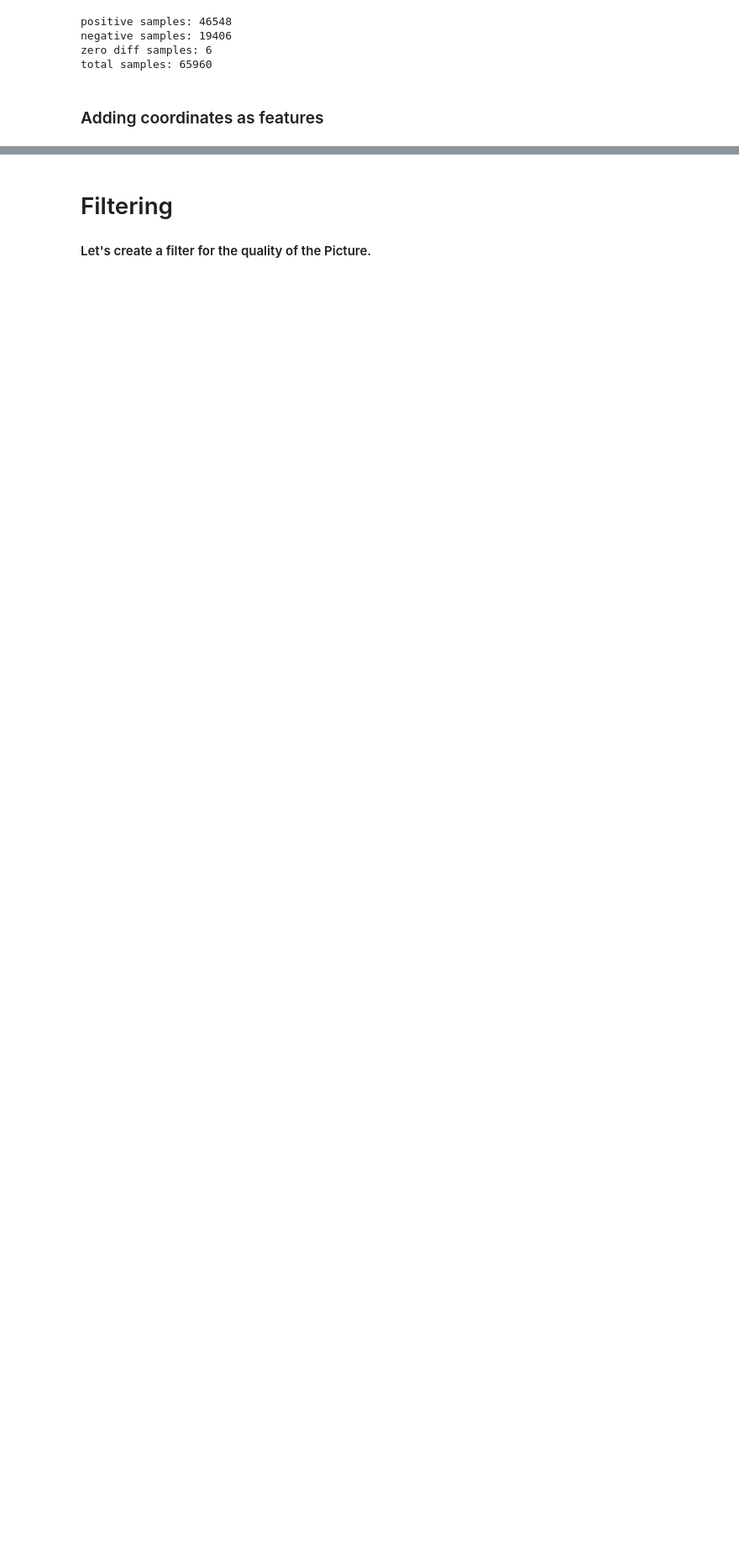
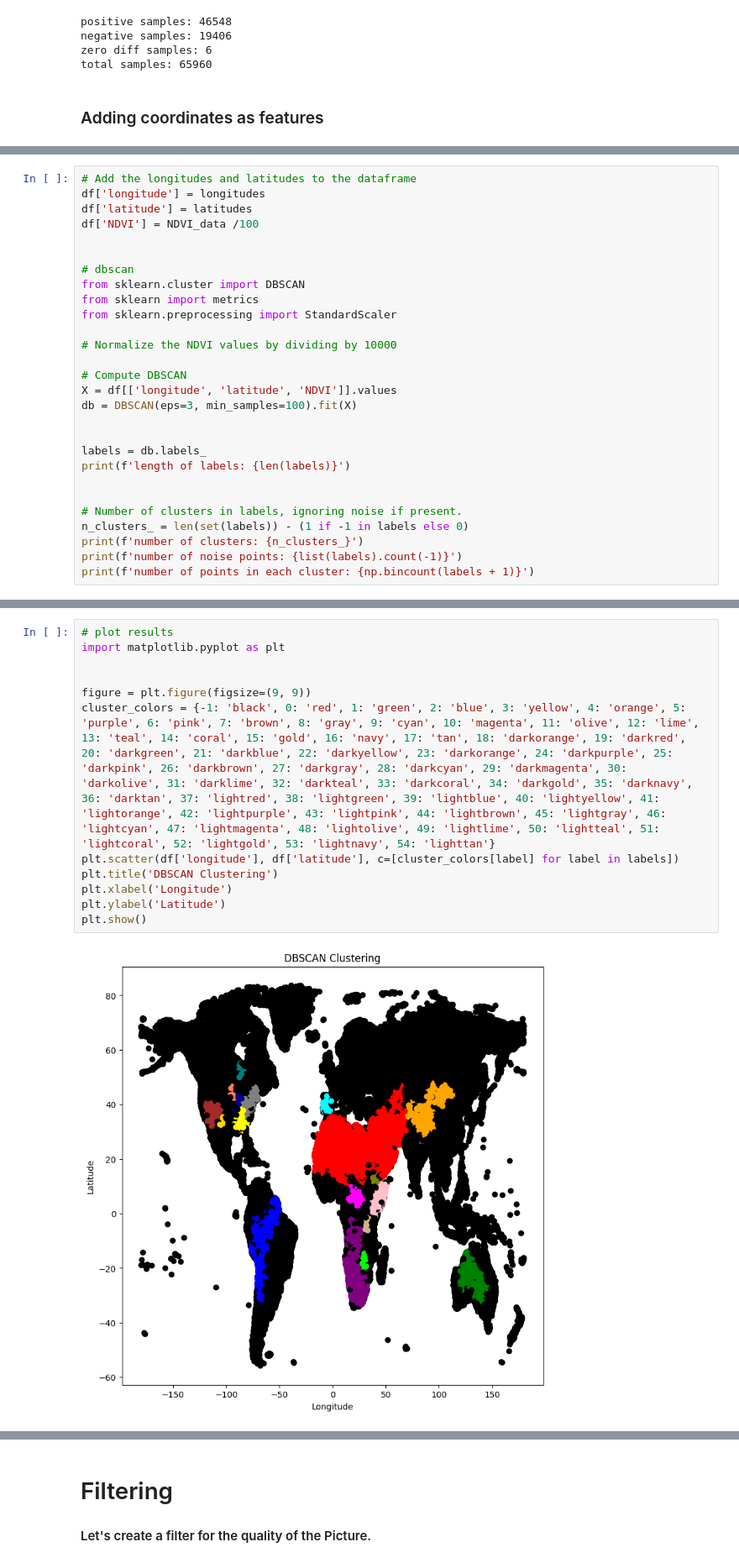
Before and after one commit to marvanG/data-mining-project, a Jupyter notebook: modis_data.ipynb, the cells around one changed output, grey strips where cells are left out. Shown: that part at 84% size. Cells and saved outputs as stored; diff of their text form; blank space fills up the shorter version.

Commit message:
Clustering Kmeans not so good DBscan much better

```diff
--- a/modis_data.ipynb
+++ b/modis_data.ipynb
@@ -395,0 +430,28 @@ negative_clusterer = ee.Clusterer.wekaKMeans(n_clusters).train(negative_samples)
+# %%
+# Add the longitudes and latitudes to the dataframe
+df['longitude'] = longitudes
+df['latitude'] = latitudes
+df['NDVI'] = NDVI_data /100
+
+
+# dbscan
+from sklearn.cluster import DBSCAN
+from sklearn import metrics
+from sklearn.preprocessing import StandardScaler
+
+# Normalize the NDVI values by dividing by 10000
+
+# Compute DBSCAN
+X = df[['longitude', 'latitude', 'NDVI']].values
+db = DBSCAN(eps=3, min_samples=100).fit(X)
+
+
+labels = db.labels_
+print(f'length of labels: {len(labels)}')
+
+
+# Number of clusters in labels, ignoring noise if present.
+n_clusters_ = len(set(labels)) - (1 if -1 in labels else 0)
+print(f'number of clusters: {n_clusters_}')
+print(f'number of noise points: {list(labels).count(-1)}')
+print(f'number of points in each cluster: {np.bincount(labels + 1)}')
@@ -395,0 +464,14 @@ negative_clusterer = ee.Clusterer.wekaKMeans(n_clusters).train(negative_samples)
+# %%
+# plot results
+import matplotlib.pyplot as plt
+
+
+figure = plt.figure(figsize=(9, 9))
+cluster_colors = {-1: 'black', 0: 'red', 1: 'green', 2: 'blue', 3: 'yellow', 4: 'orange', 5: 'purple', 6: 'pink', 7: 'brown', 8: 'gray', 9: 'cyan', 10: 'magenta', 11: 'olive', 12: 'lime', 13: 'teal', 14: 'coral', 15: 'gold', 16: 'navy', 17: 'tan', 18: 'darkorange', 19: 'darkred', 20: 'darkgreen', 21: 'darkblue', 22: 'darkyellow', 23: 'darkorange', 24: 'darkpurple', 25: 'darkpink', 26: 'darkbrown', 27: 'darkgray', 28: 'darkcyan', 29: 'darkmagenta', 30: 'darkolive', 31: 'darklime', 32: 'darkteal', 33: 'darkcoral', 34: 'darkgold', 35: 'darknavy', 36: 'darktan', 37: 'lightred', 38: 'lightgreen', 39: 'lightblue', 40: 'lightyellow', 41: 'lightorange', 42: 'lightpurple', 43: 'lightpink', 44: 'lightbrown', 45: 'lightgray', 46: 'lightcyan', 47: 'lightmagenta', 48: 'lightolive', 49: 'lightlime', 50: 'lightteal', 51: 'lightcoral', 52: 'lightgold', 53: 'lightnavy', 54: 'lighttan'}
+plt.scatter(df['longitude'], df['latitude'], c=[cluster_colors[label] for label in labels])
+plt.title('DBSCAN Clustering')
+plt.xlabel('Longitude')
+plt.ylabel('Latitude')
+plt.show()
+# %% [output]
+[figure, added]
```
Also changed, not shown: parts of 7 cells of this notebook.
